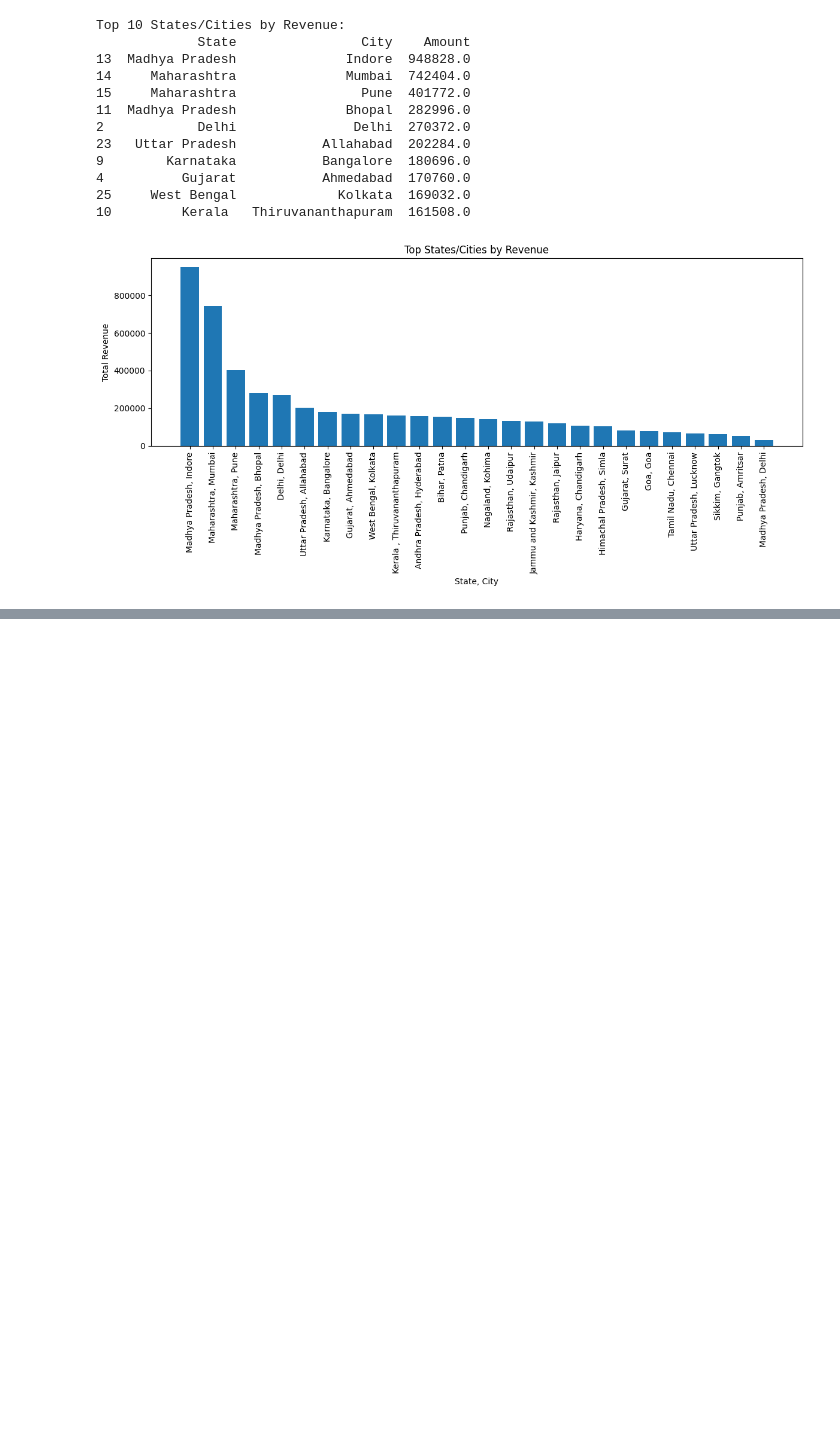
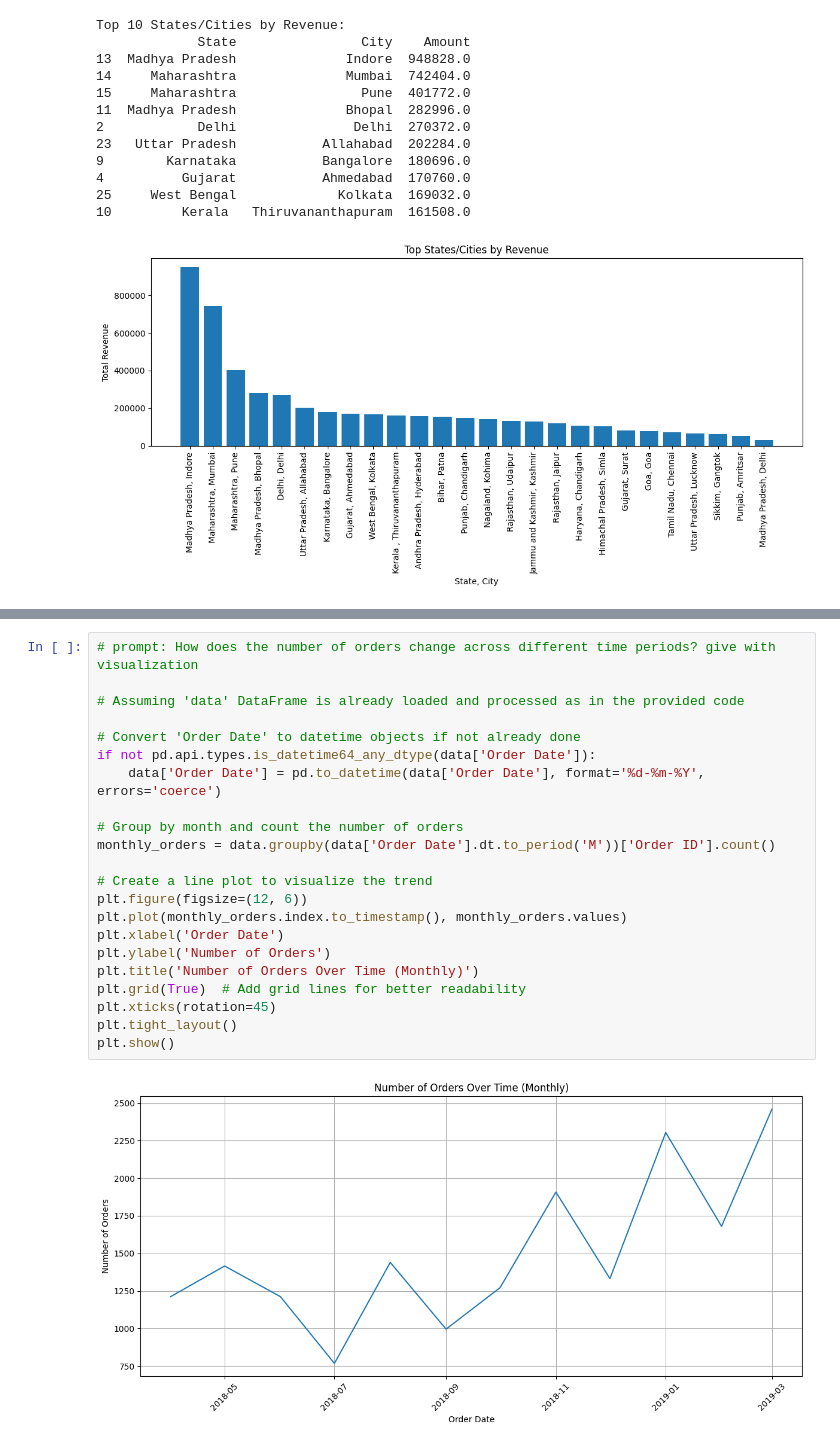
Before and after one commit to Daneswariaddala/Daneswari, a Jupyter notebook: E_Commerce_orders.ipynb, the cells around one changed output, grey strips where cells are left out. Drawn from its saved outputs; the diff is of its cells as text; blank space fills up the shorter version.

```diff
--- a/E_Commerce_orders.ipynb
+++ b/E_Commerce_orders.ipynb
@@ -456,0 +520,24 @@ Top 10 States/Cities by Revenue:
+# %%
+# prompt: How does the number of orders change across different time periods? give with visualization
+
+# Assuming 'data' DataFrame is already loaded and processed as in the provided code
+
+# Convert 'Order Date' to datetime objects if not already done
+if not pd.api.types.is_datetime64_any_dtype(data['Order Date']):
+    data['Order Date'] = pd.to_datetime(data['Order Date'], format='%d-%m-%Y', errors='coerce')
+
+# Group by month and count the number of orders
+monthly_orders = data.groupby(data['Order Date'].dt.to_period('M'))['Order ID'].count()
+
+# Create a line plot to visualize the trend
+plt.figure(figsize=(12, 6))
+plt.plot(monthly_orders.index.to_timestamp(), monthly_orders.values)
+plt.xlabel('Order Date')
+plt.ylabel('Number of Orders')
+plt.title('Number of Orders Over Time (Monthly)')
+plt.grid(True)  # Add grid lines for better readability
+plt.xticks(rotation=45)
+plt.tight_layout()
+plt.show()
+# %% [output]
+[figure, added]
```
Also changed, not shown: parts of 9 cells of this notebook.
